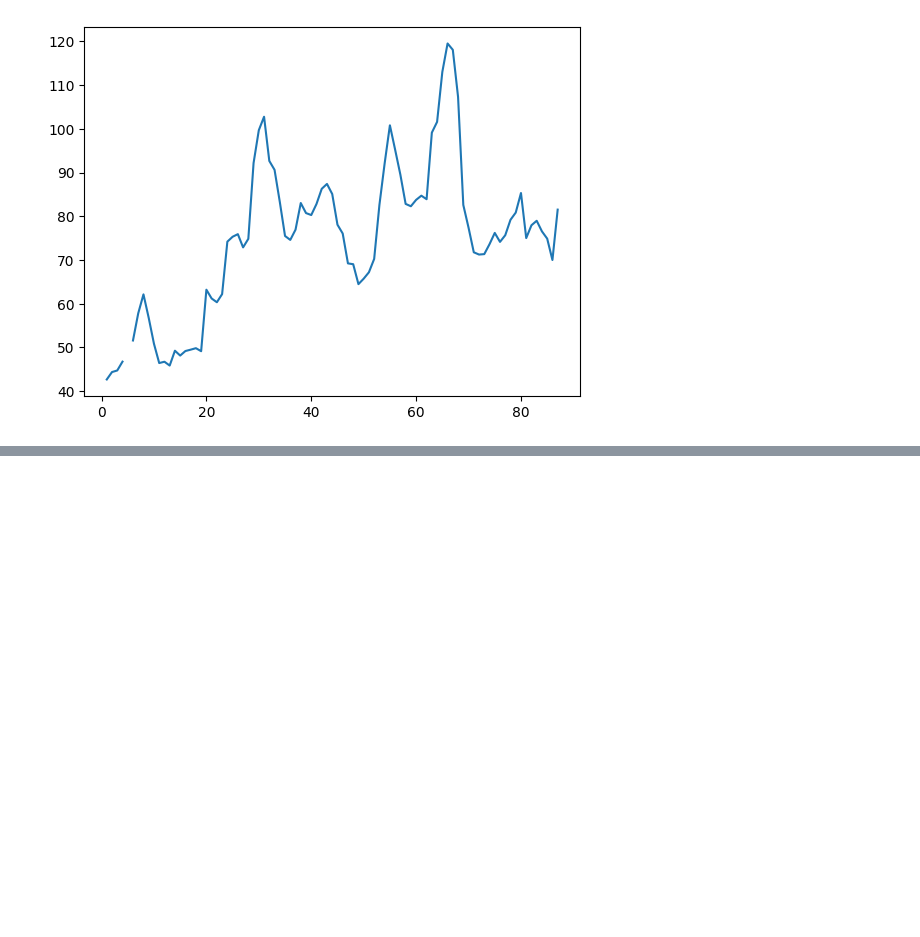
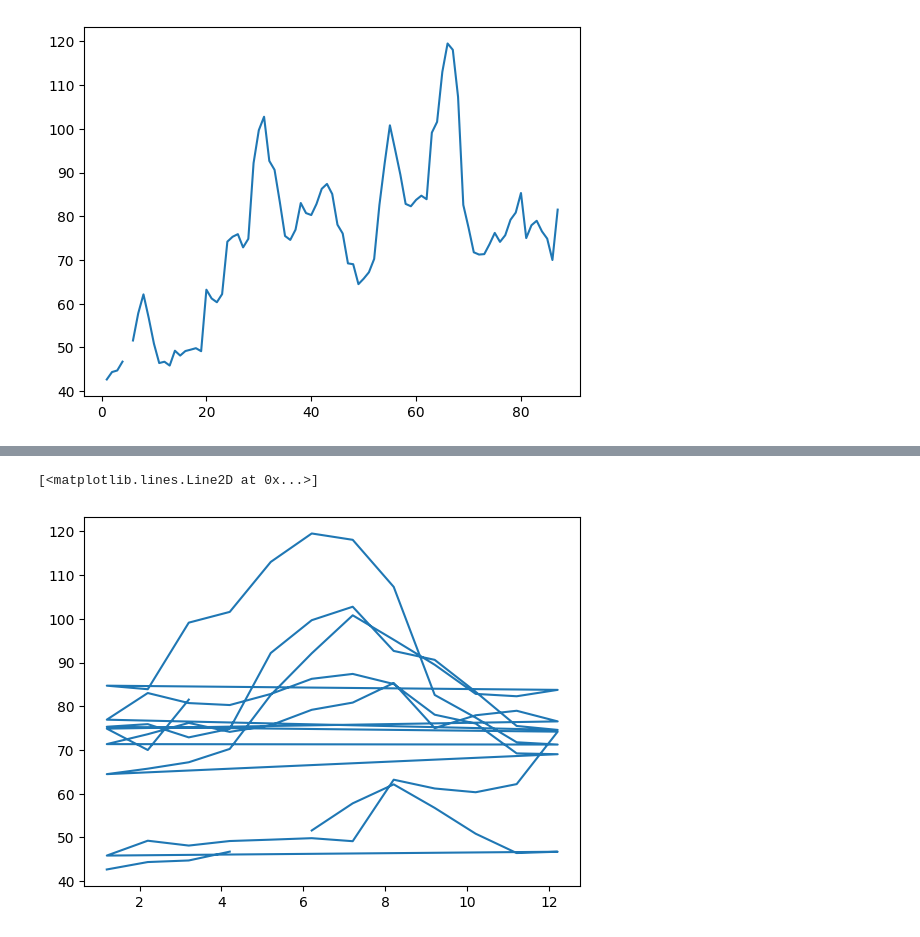
Before and after one commit to Cristiand056/Alura_data_science_basico, a Jupyter notebook: Numpy.ipynb, the cells around one changed output, grey strips where cells are left out. Cells and saved outputs as stored; diff of their text form; code cells hidden in the pictures; blank space fills up the shorter version.

```diff
--- a/Numpy.ipynb
+++ b/Numpy.ipynb
@@ -166,0 +205,5 @@ plt.plot(fechast, kaliningrado, label='kaliningrado')
+# %%
+plt.plot(fechas, Kaliningrado)
+# %% [output]
+[<matplotlib.lines.Line2D at 0x...>]
+[figure, added]
```
Also changed, not shown: parts of 18 cells of this notebook.
